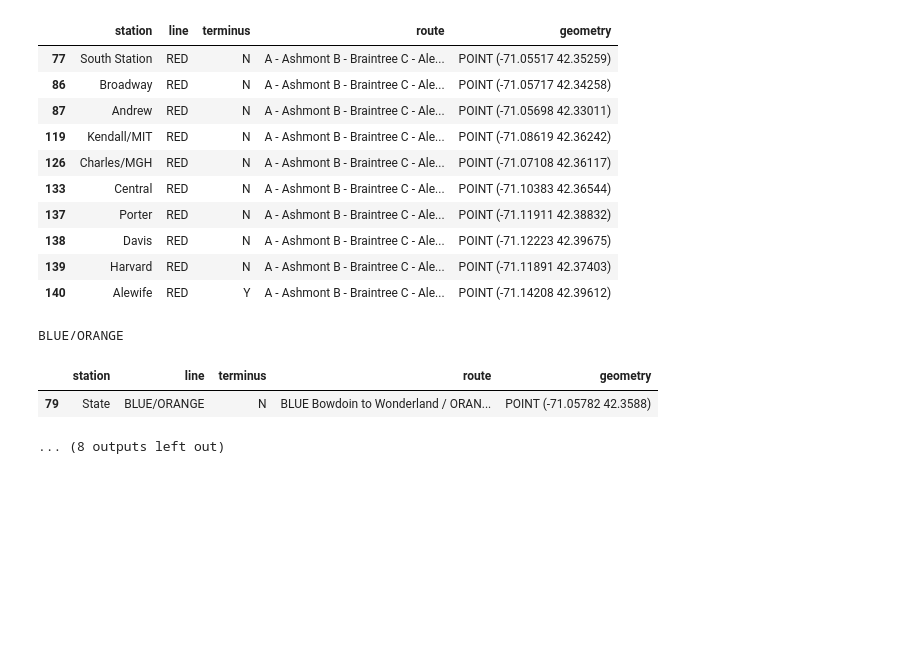
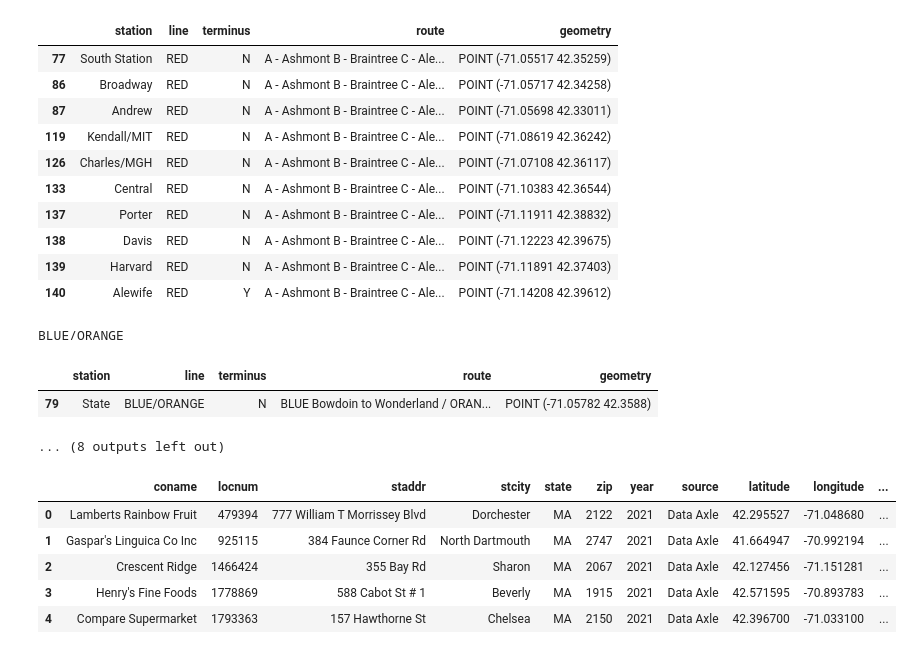
Before and after one commit to iasolb/DS3500_HW3_CSIS, a Jupyter notebook: test_notebook.ipynb, the cells around one changed output. Drawn from its saved outputs; the diff is of its cells as text; code cells hidden in the pictures; blank space fills up the shorter version.

Commit message:
Added TJ and store data

```diff
--- a/test_notebook.ipynb
+++ b/test_notebook.ipynb
@@ -113,3 +115,13 @@ BLUE/ORANGE
 |  | station | line | terminus | route | geometry |
 | 79 | State | BLUE/ORANGE | N | BLUE Bowdoin to Wonderland / ORAN... | POINT (-71.05782 42.3588) |
 ... (8 outputs left out)
+# %%
+food_retail = gpd.read_file("data/Food_Data/food_retail.shp")
+food_retail.head()
+# %% [output]
+|  | coname | locnum | staddr | stcity | state | zip | year | source | latitude | longitude | ... |
+| 0 | Lamberts Rainbow Fruit | 479394 | 777 William T Morrissey Blvd | Dorchester | MA | 2122 | 2021 | Data Axle | 42.295527 | -71.048680 | ... |
+| 1 | Gaspar's Linguica Co Inc | 925115 | 384 Faunce Corner Rd | North Dartmouth | MA | 2747 | 2021 | Data Axle | 41.664947 | -70.992194 | ... |
+| 2 | Crescent Ridge | 1466424 | 355 Bay Rd | Sharon | MA | 2067 | 2021 | Data Axle | 42.127456 | -71.151281 | ... |
+| 3 | Henry's Fine Foods | 1778869 | 588 Cabot St # 1 | Beverly | MA | 1915 | 2021 | Data Axle | 42.571595 | -70.893783 | ... |
+| 4 | Compare Supermarket | 1793363 | 157 Hawthorne St | Chelsea | MA | 2150 | 2021 | Data Axle | 42.396700 | -71.033100 | ... |
```
Also changed, not shown: parts of 2 cells of this notebook, 14 other files.
